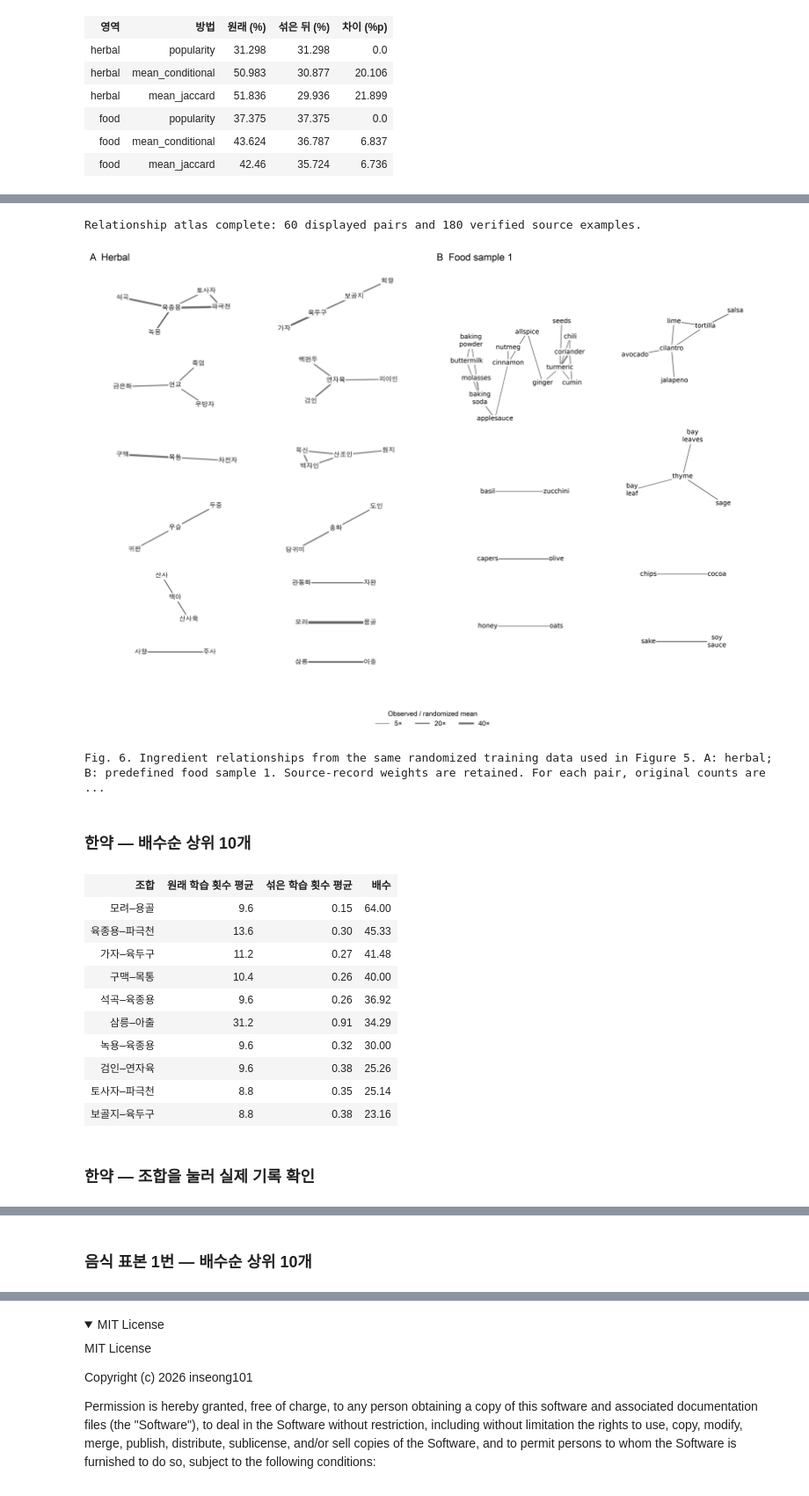
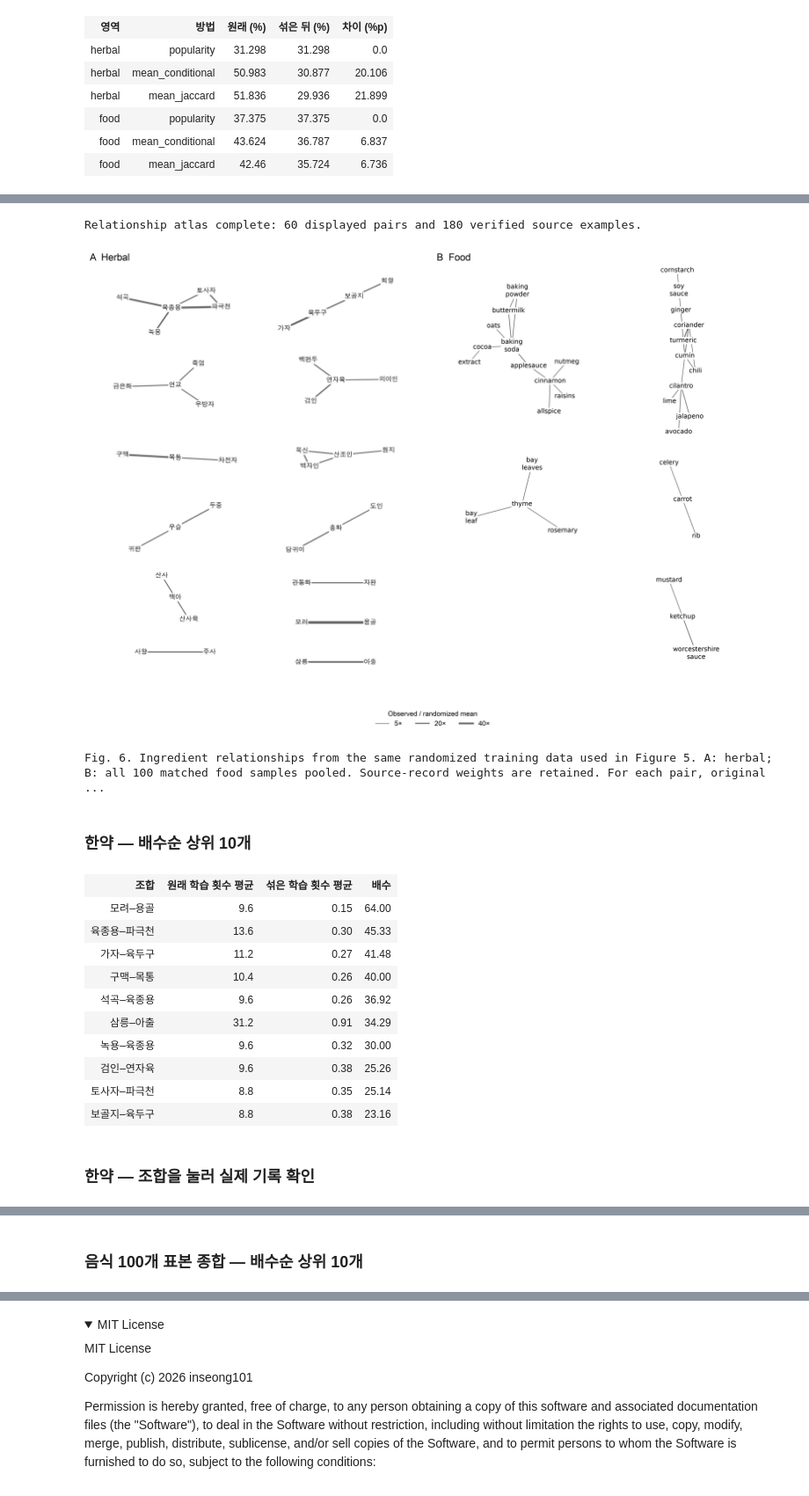
Before and after one commit to inseong101/HerbalFormulaCompletion, a Jupyter notebook: Colab.ipynb, the cells around one changed output, grey strips where cells are left out. Shown at 88% size. Saved outputs shown, nothing was run; the diff lists cells and outputs as text; code cells hidden in the pictures; folded sections open.

Commit message:
Aggregate food relationship map over all matched samples

```diff
--- a/Colab.ipynb
+++ b/Colab.ipynb
@@ -526,37 +526,37 @@ examples = pipeline.read_rows(atlas_dir / "source_examples.csv")
 assert all(r["source_verified"] == "True" for r in examples)
 display(Image(filename=str(fresh / "figures/Figure6_ingredient_relationships.png")))
 print((fresh / "figures/Figure6_caption.txt").read_text())
-for domain, label in [("herbal", "한약"), ("food", "음식 표본 1번")]:
+for domain, label in [("herbal", "한약"), ("food", "음식 100개 표본 종합")]:
     display(HTML("<h3>" + label + " — 배수순 상위 10개</h3>"))
     show_table(["조합", "원래 학습 횟수 평균", "섞은 학습 횟수 평균", "배수"], [
         [r["ingredient_a"] + "–" + r["ingredient_b"], r["observed_training_mean"], f'{float(r["randomized_training_mean"]):.2f}', f'{float(r["ratio"]):.2f}']
         for r in pairs if r["domain"] == domain and int(r["rank"]) <= 10
     ])
     display(HTML("<h3>" + label + " — 조합을 눌러 실제 기록 확인</h3>"))
     details = []
     for r in pairs:
         if r["domain"] != domain:
             continue
         selected = [e for e in examples if e["domain"] == domain and e["pair_rank"] == r["rank"]]
         summary = f'{r["rank"]}. {r["ingredient_a"]}–{r["ingredient_b"]}: 원래 평균 {r["observed_training_mean"]}회 / 섞은 평균 {float(r["randomized_training_mean"]):.2f}회 / {float(r["ratio"]):.2f}배'
         body = ""
         for e in selected:
             location = e["source_file"] + ", ID " + e["source_id"] + (", p. " + e["source_pages"] if e["source_pages"] else "")
             body += "<li><strong>" + escape(e["names_or_title"]) + "</strong><br>" + escape(e["composition"].replace("|", ", ")) + "<br>" + escape(location) + "</li>"
         details.append("<details><summary>" + escape(summary) + "</summary><ul>" + body + "</ul></details>")
     display(HTML("".join(details)))
 show_table(["음식 조합", "고유 조성 10개 이상 표본 /100", "배수 >1 표본 /100", "배수 중앙값"], [
     [r["ingredient_a"] + "–" + r["ingredient_b"], r["support10_samples"], r["ratio_above1_samples"], f'{float(r["ratio_median"]):.2f}']
     for r in pipeline.read_rows(atlas_dir / "food_pair_stability.csv")
 ])
 shutil.copytree(atlas_dir, repo / "work/relationship_atlas", dirs_exist_ok=True)
 for path in (fresh / "figures").glob("Figure6_*"):
     shutil.copyfile(path, repo / "figures" / path.name)
 print("Saved: work/relationship_atlas/ranked_pairs.csv, displayed_pairs.csv, source_examples.csv, food_pair_stability.csv, metadata.json")
 # %% [output]
 Relationship atlas complete: 60 displayed pairs and 180 verified source examples.
-[figure, old version]
+[figure, new version]
-Fig. 6. Ingredient relationships from the same randomized training data used in Figure 5. A: herbal; B: predefined food sample 1. Source-record weights are retained. For each pair, original counts are ...
+Fig. 6. Ingredient relationships from the same randomized training data used in Figure 5. A: herbal; B: all 100 matched food samples pooled. Source-record weights are retained. For each pair, original ...
 한약 — 배수순 상위 10개
 | 조합 | 원래 학습 횟수 평균 | 섞은 학습 횟수 평균 | 배수 |
 | 모려–용골 | 9.6 | 0.15 | 64.00 |
@@ -587,5 +587,5 @@ heart.csv, ID FO00300212, p. 482
 연교산
 감초, 금은화, 길경, 박하, 생노근, 연교, 우방자, 적작약, 황금
 lung.csv, ID FO00501101, p. 615
-음식 표본 1번 — 배수순 상위 10개
+음식 100개 표본 종합 — 배수순 상위 10개
 | 조합 | 원래 학습 횟수 평균 | 섞은 학습 횟수 평균 | 배수 |
```
Also changed, not shown: parts of 2 cells of this notebook, 5 other files.
